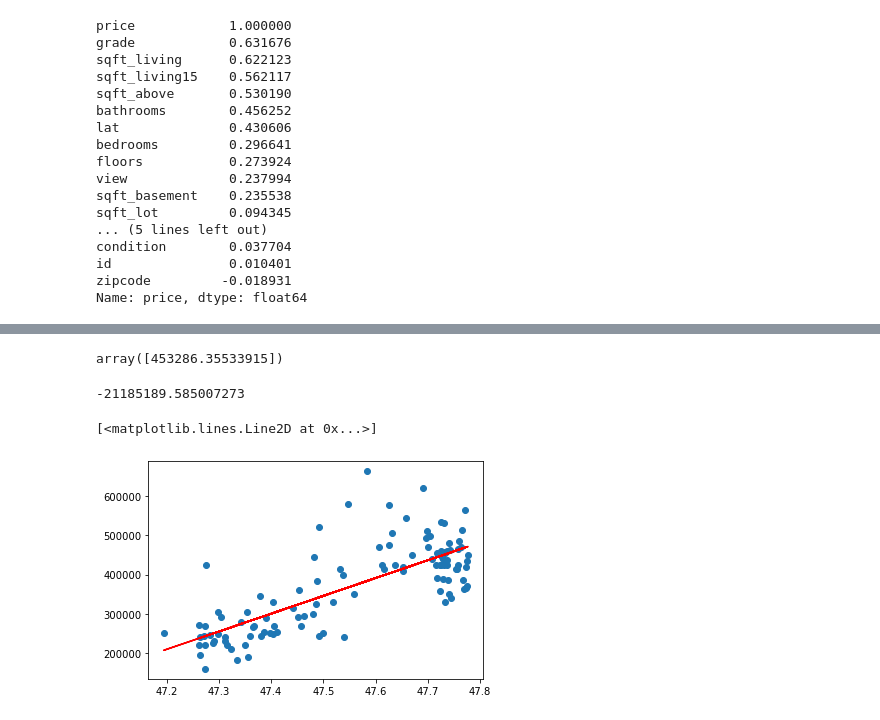
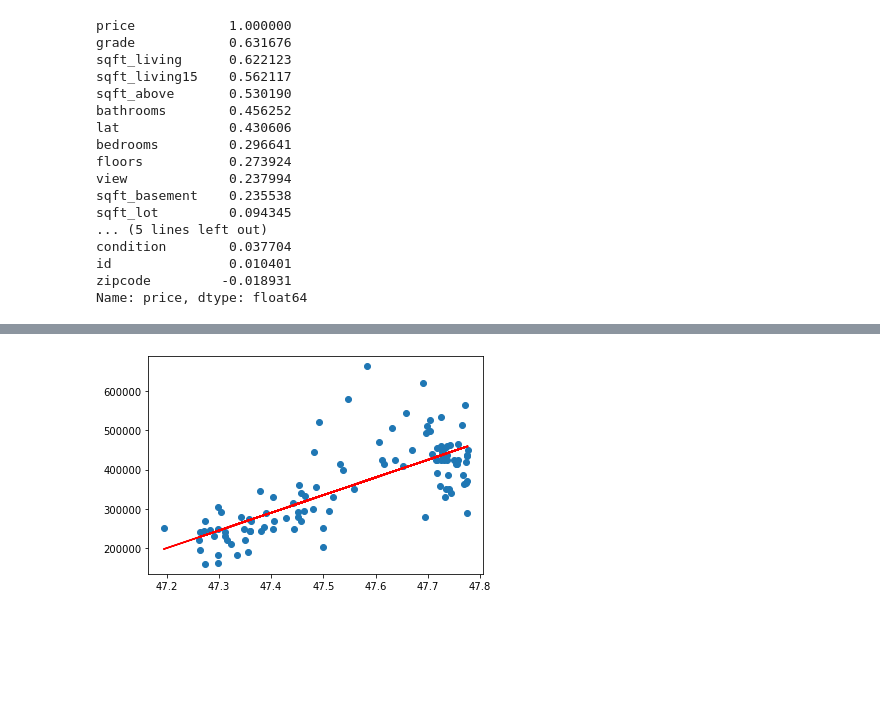
Before and after one commit to Henrique-Sousa/house-rocket, a Jupyter notebook: house-rocket.ipynb, the cells around one changed output, grey strips where cells are left out. Cells and saved outputs as stored; diff of their text form; code cells hidden in the pictures; blank space fills up the shorter version.

Commit message:
refactor: move linear regression to a helper function

```diff
--- a/house-rocket.ipynb
+++ b/house-rocket.ipynb
@@ -351,5 +351,3 @@ condition        0.037704
 id               0.010401
 zipcode         -0.018931
 Name: price, dtype: float64
-# %%
-X_train, X_test, y_train, y_test = train_test_split(control2['lat'], control2['price'], test_size=0.2)
@@ -390,8 +353,0 @@ reg = LinearRegression().fit(X_train, y_train)
-# %%
-reg.coef_
-# %% [output]
-array([453286.35533915])
-# %%
-reg.intercept_
-# %% [output]
--21185189.585007273
@@ -400,6 +354,12 @@ model_line = (X_train * reg.coef_) + reg.intercept_
-# %%
-plt.scatter(X_train, y_train)
-plt.plot(X_train, model_line, color='red')
-# %% [output]
-[<matplotlib.lines.Line2D at 0x...>]
-[figure, removed]
+# %%
+def fit_line(dataset, column):
+    X_train, X_test, y_train, y_test = train_test_split(dataset[column], dataset['price'], test_size=0.2)
+    X_train = pd.DataFrame(X_train)
+    reg = LinearRegression().fit(X_train, y_train)
+    model_line = (X_train * reg.coef_) + reg.intercept_
+    plt.scatter(X_train, y_train)
+    plt.plot(X_train, model_line, color='red')
+# %%
+fit_line(control2, 'lat')
+# %% [output]
+[figure, added]
```
Also changed, not shown: parts of 4 cells of this notebook.
